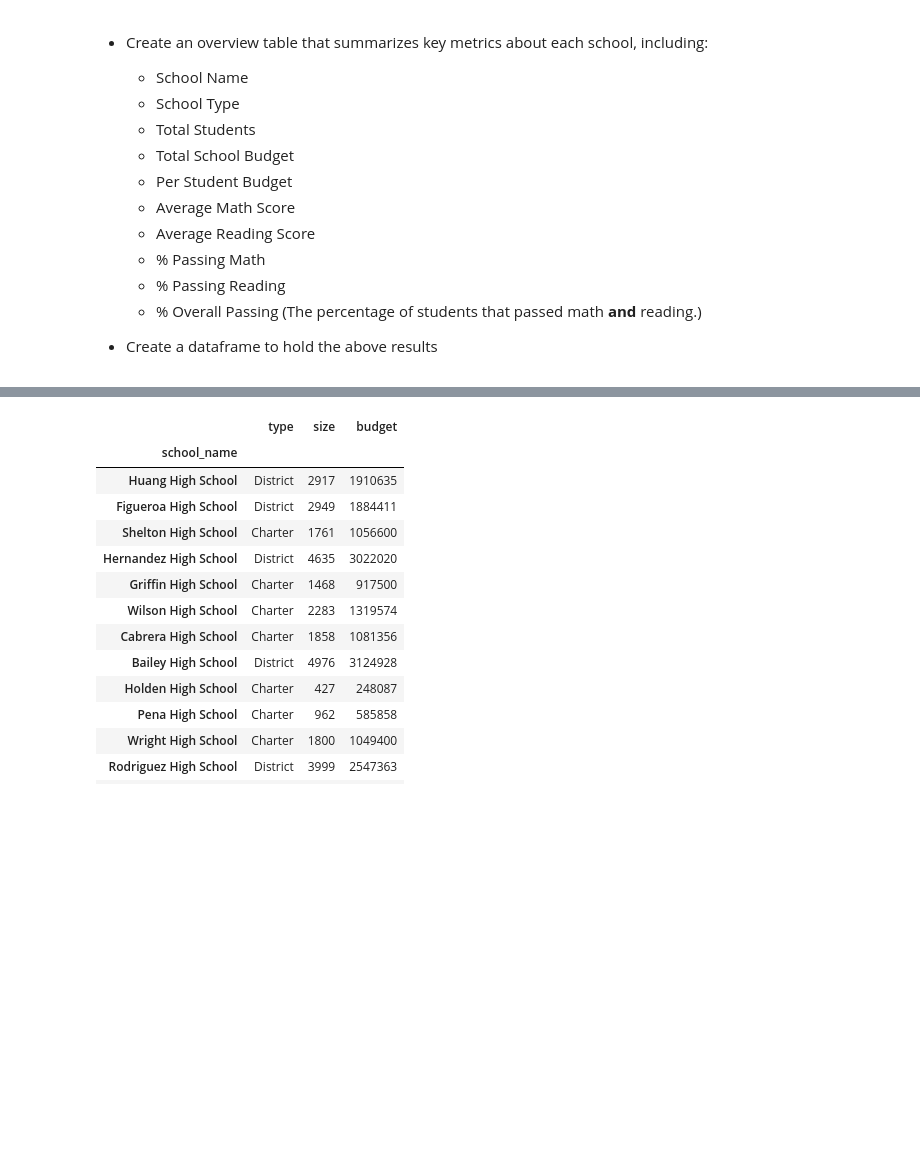
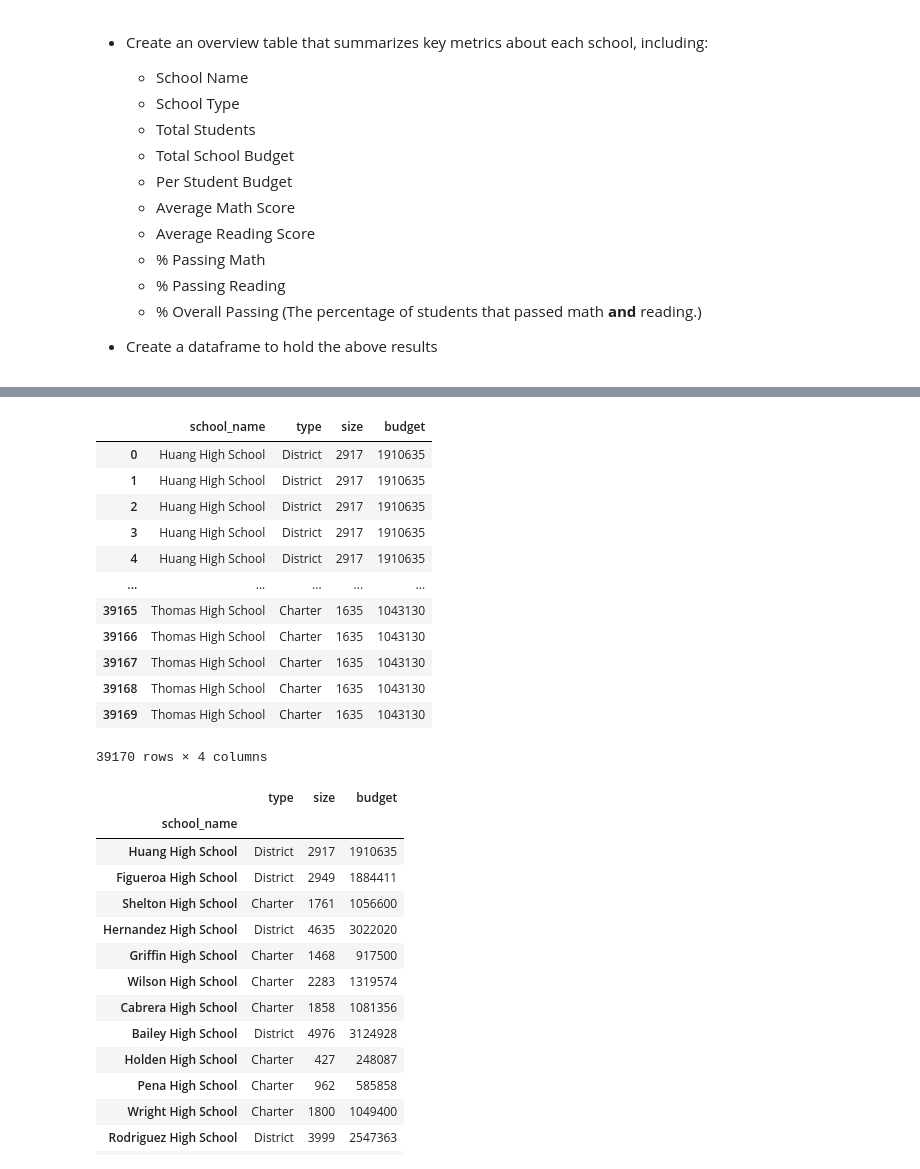
Before and after one commit to LisaCaruana/Panda-challenge, a Jupyter notebook: PyCitySchools_working.ipynb, the cells around one changed output, grey strips where cells are left out. Drawn from its saved outputs; the diff is of its cells as text; code cells hidden in the pictures; blank space fills up the shorter version.

```diff
--- a/PyCitySchools_working.ipynb
+++ b/PyCitySchools_working.ipynb
@@ -191,20 +302,38 @@ Name: budget, dtype: int64
 # %%
 # school_summary=school_data_complete[["school_name", "total_students", "total_budget", "avg_math_score", "avg_reading_score"]]
 
 # Need a dataframe that uses the school name as the index
 # school_summary_df=pd.DataFrame
 # school_summary_df.set_index("School Name")
 
-school_summary_df=schools_complete_df[["school_name", "type", "size", "budget"]]
+school_summary_df=school_data_complete[["school_name", "type", "size", "budget"]]
 
 #school_summary_df= pd.DataFrame({
  #   "School Name": school_data_complete["school_name"].unique(),
   #   "School Type": school_data_complete["type"].unique() -> won't work b/c arrays not same len
 
 # })
 
-
+#Use groupby to group by school_name, then perform operations in separate cells on that groupby
+school_summary_df
 # school_summary_df
+#groupby will take whatever column you are grouping by and make that the index of the df
+# groupby allows you to group by a certain column, and then performs the aggregate function on the rows
+# in that group, aggregate function is how you want to group everything together
+# %% [output]
+|  | school_name | type | size | budget |
+| 0 | Huang High School | District | 2917 | 1910635 |
+| 1 | Huang High School | District | 2917 | 1910635 |
+| 2 | Huang High School | District | 2917 | 1910635 |
+| 3 | Huang High School | District | 2917 | 1910635 |
+| 4 | Huang High School | District | 2917 | 1910635 |
+| ... | ... | ... | ... | ... |
+| 39165 | Thomas High School | Charter | 1635 | 1043130 |
+| 39166 | Thomas High School | Charter | 1635 | 1043130 |
+| 39167 | Thomas High School | Charter | 1635 | 1043130 |
+| 39168 | Thomas High School | Charter | 1635 | 1043130 |
+| 39169 | Thomas High School | Charter | 1635 | 1043130 |
+39170 rows × 4 columns
 # %%
 school_summary_df.set_index("school_name")
 # %% [output]
```
Also changed, not shown: parts of 10 cells of this notebook.
